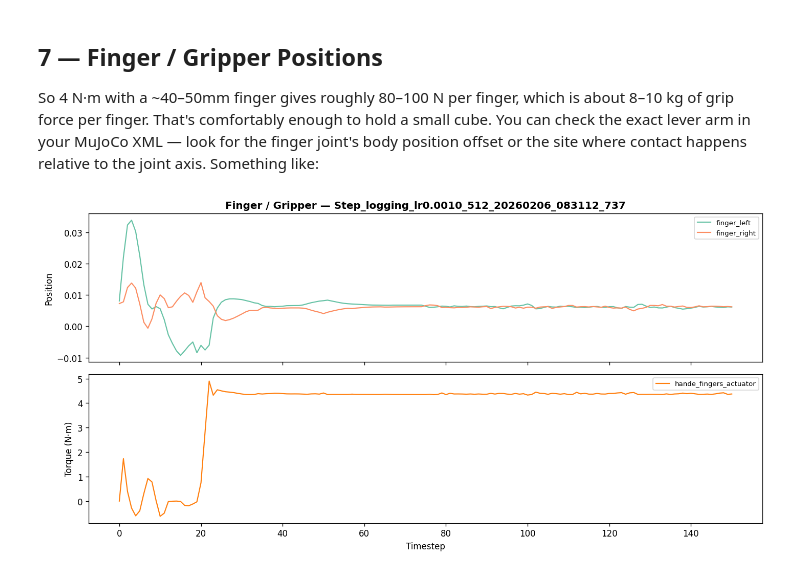
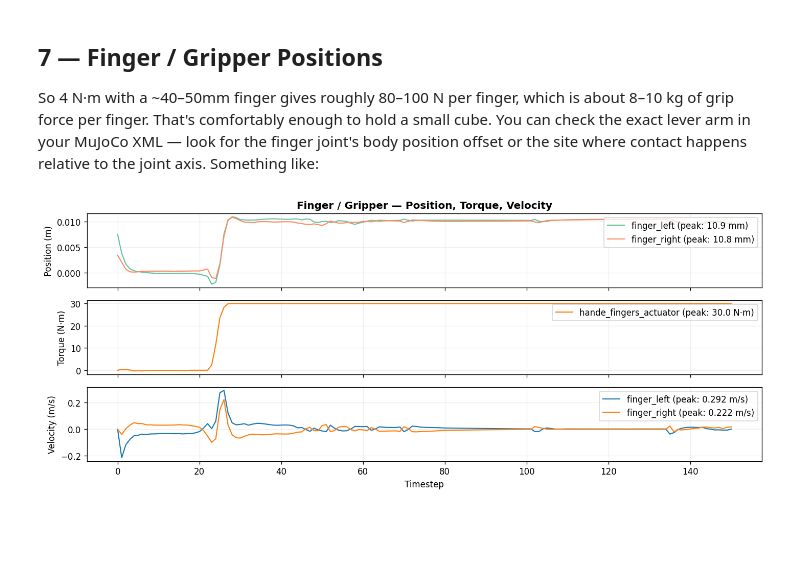
Before and after one commit to weissma6/my_mujoco_playground, a Jupyter notebook: evaluation/Rollout_Viz.ipynb, the cells around one changed output. Cells and saved outputs as stored; diff of their text form; code cells hidden in the pictures; blank space fills up the shorter version.

```diff
--- a/evaluation/Rollout_Viz.ipynb
+++ b/evaluation/Rollout_Viz.ipynb
@@ -24,6 +24,24 @@ plt.rcParams['figure.dpi'] = 120
 ENTITY  = "weissma6-zhaw-school-of-engineering"
 PROJECT = "UR10_pick_ppo"
 
+
 # Leave None to auto-select the most recent finished run
-RUN_ID  = None
+RUN_ID  = "Trofrict0.5_frce30_DR_MFR_20260208_122821_608"
 # ────────────────────────────────────
+'''
+Ineresting examples:
+"DomainR_MFR_lr0.0006_512_20260206_161524_7373" - drops the box successfully after pick
+
+"Step_logging_lr0.0008_512_20260206_083107_3735" - good droping example
+DomainR_off_lr0.0006_KPKV400030_20260206_194816_3438 - without domain randomization, good performance, but also drops the box after pick
+
+Panda examples:
+Panda_default_seed6 - baseline
+"" -
+
+'''
+
+SAVE_DIR = "run_graphs/"
+RUN_DIR = os.path.join(SAVE_DIR, RUN_ID)
+os.makedirs(RUN_DIR, exist_ok=True)
+print(f"Saving to {RUN_DIR}")
@@ -368,39 +366,65 @@ You can check the exact lever arm in your MuJoCo XML — look for the finger joi
 # %%
 if finger_qpos_cols:
     t = df['timestep'].values
-    finger_torque = [c for c in torque_cols if 'finger' in c or 'hand' in c]
+    TOTAL_HEIGHT = 5
 
-    fig, (ax1, ax2) = plt.subplots(2, 1, figsize=(12, 6), sharex=True,
-                                    gridspec_kw={'height_ratios': [1, 1]})
+    hand_keywords = ["hande", "finger", "gripper", "hand"]
+    finger_torque = [c for c in torque_cols
+                     if any(kw in torque_name_map.get(c, c).lower() for kw in hand_keywords)]
+    finger_vel = [c for c in vel_cols
+                  if any(kw in vel_name_map.get(c, c).lower() for kw in hand_keywords)]
+
+    fig, (ax1, ax2, ax3) = plt.subplots(
+        3, 1, figsize=(12, TOTAL_HEIGHT), sharex=True,
+        gridspec_kw={'height_ratios': [1, 1, 1]},
+    )
 
     # ── Top: finger positions ──
-    colors = plt.cm.Set2.colors
+    colors_pos = plt.cm.Set2.colors
     for i, col in enumerate(finger_qpos_cols):
-        ax1.plot(t, df[col].values, lw=1.3, color=colors[i % len(colors)],
-                 label=qpos_name_map[col])
-    ax1.set_ylabel('Position')
-    ax1.set_title(f'Finger / Gripper — {run.name}', fontweight='bold')
-    ax1.legend(loc='upper right', fontsize=8)
+        peak = df[col].abs().max() * 1000  # convert m → mm
+        ax1.plot(t, df[col].values, lw=1.3, color=colors_pos[i % len(colors_pos)],
+                 label=f"{qpos_name_map.get(col, col)} (peak: {peak:.1f} mm)")
+    ax1.set_ylabel('Position (m)')
+    ax1.set_title(f'Finger / Gripper — Position, Torque, Velocity', fontweight='bold')
+    ax1.legend(loc='upper right', fontsize=10)
+    ax1.grid(True, alpha=0.2)
 
-    # ── Bottom: finger torque ──
+    # ── Middle: finger torque ──
     if finger_torque:
         for i, col in enumerate(finger_torque):
+            peak = df[col].abs().max()
             ax2.plot(t, df[col].values, lw=1.3, color='tab:orange',
-                     label=col.replace('torque_', ''))
-        ax2.set_ylabel('Torque (N·m)')
-        ax2.legend(loc='upper right', fontsize=8)
+                     label=f"{torque_name_map.get(col, col)} (peak: {peak:.1f} N·m)")
+        ax2.legend(loc='upper right', fontsize=10)
     else:
-        ax2.text(0.5, 0.5, 'No finger torque column found',
-                 ha='center', va='center', transform=ax2.transAxes)
+        ax2.text(0.5, 0.5, 'No finger torque found',
+                 ha='center', va='center', transform=ax2.transAxes, color='gray')
+    ax2.set_ylabel('Torque (N·m)')
+    ax2.grid(True, alpha=0.2)
 
-    ax2.set_xlabel('Timestep')
+    # ── Bottom: finger velocities ──
+    if finger_vel:
+        colors_vel = plt.cm.tab10.colors
+        for i, col in enumerate(finger_vel):
+            peak = df[col].abs().max()
+            ax3.plot(t, df[col].values, lw=1.3, color=colors_vel[i % len(colors_vel)],
+                     label=f"{vel_name_map.get(col, col)} (peak: {peak:.3f} m/s)")
+        ax3.legend(loc='upper right', fontsize=10)
+    else:
+        ax3.text(0.5, 0.5, 'No finger velocity found',
+                 ha='center', va='center', transform=ax3.transAxes, color='gray')
+    ax3.set_ylabel('Velocity (m/s)')
+    ax3.set_xlabel('Timestep')
+    ax3.grid(True, alpha=0.2)
+
     plt.tight_layout()
-    plt.savefig('finger_pos_and_torque.png', dpi=300, bbox_inches='tight')
+    plt.savefig(os.path.join(RUN_DIR, 'finger_pos_torque_vel.png'), dpi=300, bbox_inches='tight')
     plt.show()
 else:
     print('No finger qpos columns found.')
 # %% [output]
-[figure, old version]
+[figure, new version]
 # %%
 # Finger symmetry check
 diff = df[finger_qpos_cols[0]].values - df[finger_qpos_cols[1]].values
```
Also changed, not shown: parts of 17 cells of this notebook, 2 other files.
